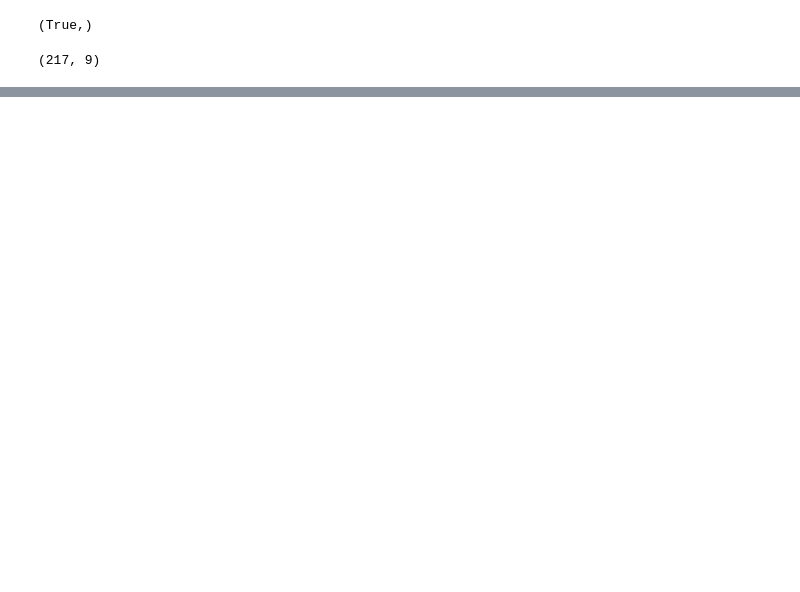
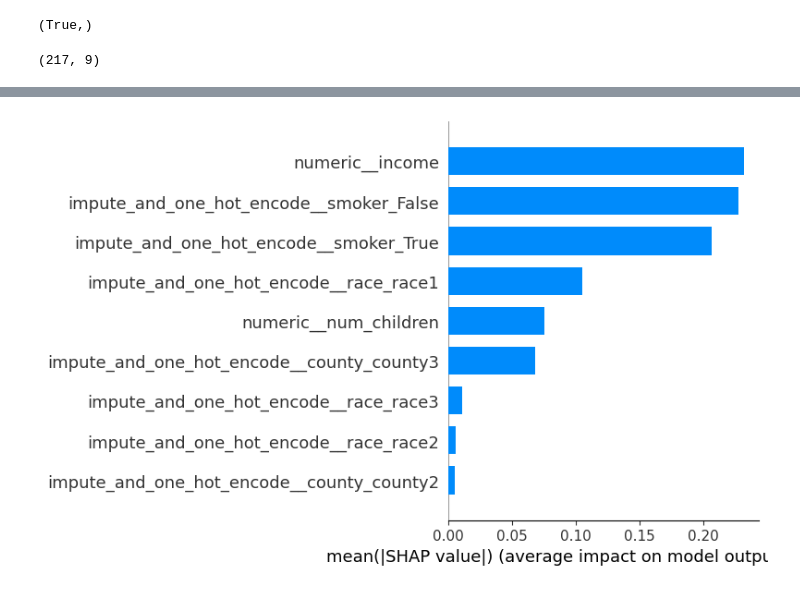
Before and after one commit to PiStefania/mlinspect, a Jupyter notebook: features/explainability/examples/multiple_methods/inspection.ipynb, the cells around one changed output, grey strips where cells are left out. Saved outputs shown, nothing was run; the diff lists cells and outputs as text; code cells hidden in the pictures; blank space fills up the shorter version.

```diff
--- a/features/explainability/examples/multiple_methods/inspection.ipynb
+++ b/features/explainability/examples/multiple_methods/inspection.ipynb
@@ -132,7 +151,7 @@ EXAMPLE_PIPELINE = os.path.join(str(get_project_root()), "features", "explainabi
 
 inspector_result = PipelineInspector\
     .on_pipeline_from_py_file(EXAMPLE_PIPELINE) \
-    .add_required_inspection(Explainer([ExplainabilityMethodsEnum.LIME, ExplainabilityMethodsEnum.SHAP], X_t_train.view(np.ndarray), X_t_test.view(np.ndarray), featurisation.get_feature_names_out(), y_test, y_train)) \
+    .add_required_inspection(Explainer([ExplainabilityMethodsEnum.LIME, ExplainabilityMethodsEnum.SHAP], X_t_test.view(np.ndarray), featurisation.get_feature_names_out(), ["label"])) \
     .execute()
 
 extracted_dag = inspector_result.dag
@@ -149,7 +170,7 @@ print("\n\033[1m{} ({})\033[0m\n{}\n{}".format(
     relevant_node.details.description,
     relevant_node.optional_code_info.source_code,
     relevant_node.optional_code_info.code_reference))
-inspection_result = dag_node_to_inspection_results[relevant_node][Explainer([ExplainabilityMethodsEnum.LIME, ExplainabilityMethodsEnum.SHAP], X_t_train.view(np.ndarray), X_t_test.view(np.ndarray), featurisation.get_feature_names_out(),y_test, y_train)]
+inspection_result = dag_node_to_inspection_results[relevant_node][Explainer([ExplainabilityMethodsEnum.LIME, ExplainabilityMethodsEnum.SHAP], X_t_test.view(np.ndarray), featurisation.get_feature_names_out(),["label"])]
 print(inspection_result)
 # %% [output]
 OperatorType.ESTIMATOR (Neural Network)
@@ -162,0 +193,4 @@ inspection_result[ExplainabilityMethodsEnum.SHAP]["results"].show_in_notebook()
+# %%
+explainer = inspection_result[ExplainabilityMethodsEnum.SHAP]["explainer"]
+shap_values = inspection_result[ExplainabilityMethodsEnum.SHAP]["results"]
+shap_values
@@ -162,0 +215,9 @@ inspection_result[ExplainabilityMethodsEnum.SHAP]["results"].show_in_notebook()
+# %%
+shap.summary_plot(
+    shap_values,
+    X_t_test[:1],
+    feature_names=featurisation.get_feature_names_out(),
+    plot_type="bar",
+)
+# %% [output]
+[figure, added]
```
Also changed, not shown: parts of 12 cells of this notebook, 41 other files.
